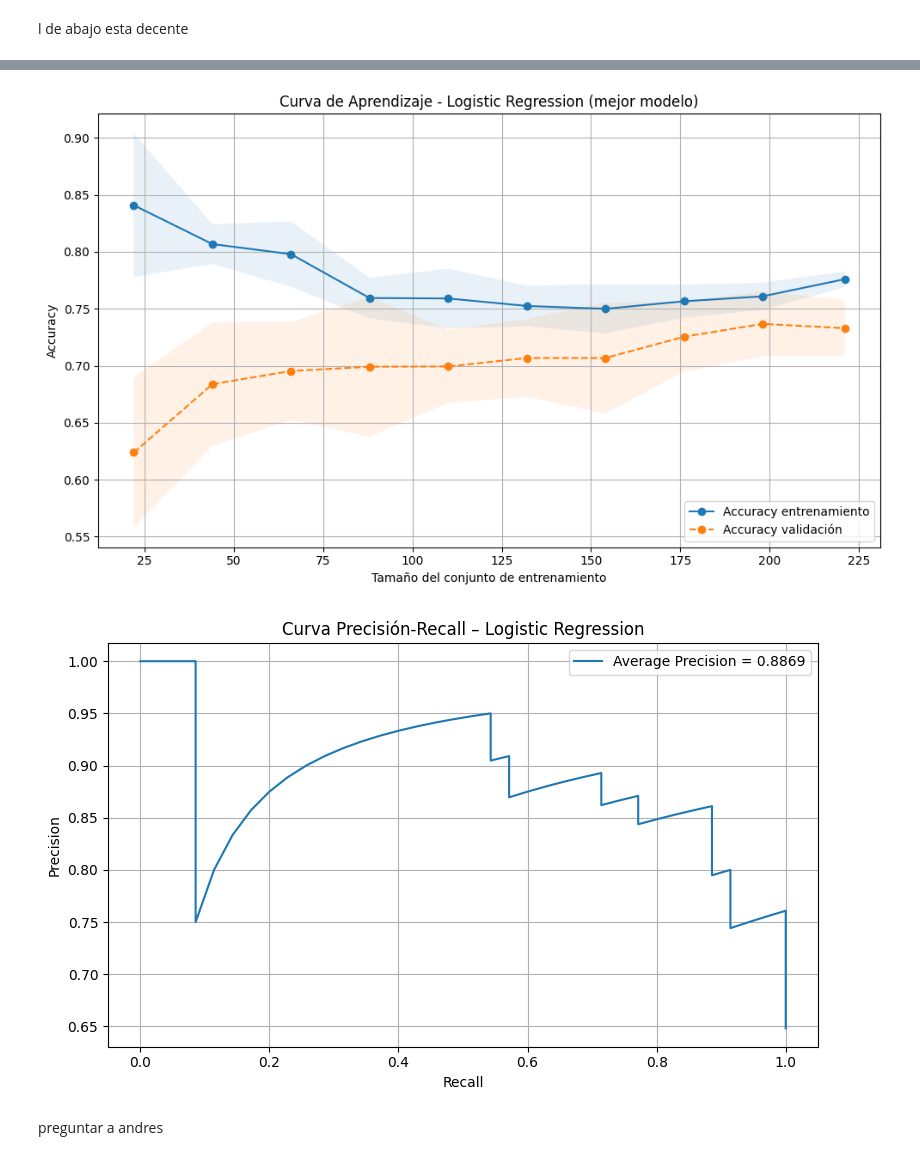
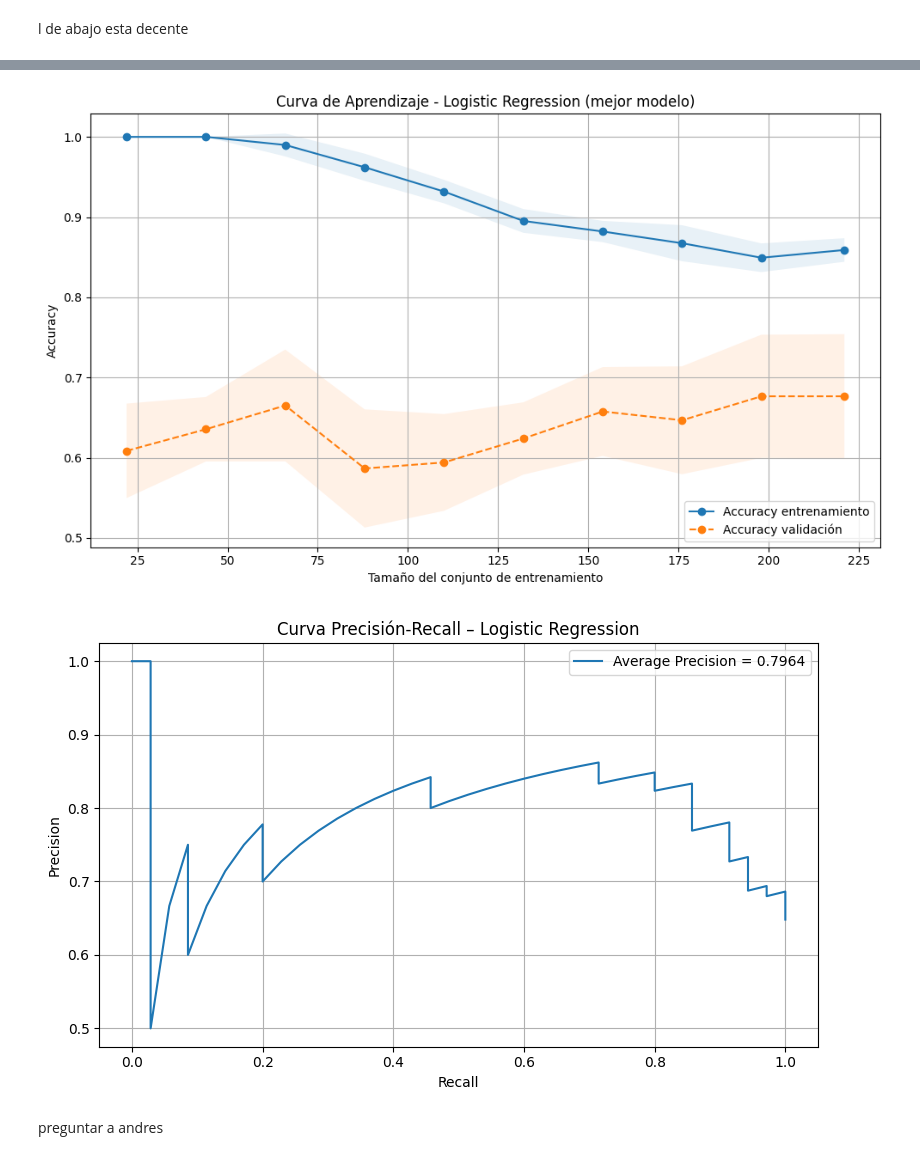
Before and after one commit to joseluis031/TFG_Tennis, a Jupyter notebook: prueba_copia32.ipynb, the cells around one changed output, grey strips where cells are left out. Saved outputs shown, nothing was run; the diff lists cells and outputs as text; code cells hidden in the pictures.

```diff
--- a/prueba_copia32.ipynb
+++ b/prueba_copia32.ipynb
@@ -393,7 +393,7 @@ la siguiente esta bien
 # %%
 
 # === 2. Definir estrategia de validación cruzada ===
-cv_strategy = StratifiedKFold(n_splits=6, shuffle=True, random_state=42)
+cv_strategy = RepeatedStratifiedKFold(n_splits=6, n_repeats=3, random_state=42)
 
 # === 3. Definir pipeline y parámetros para GridSearch ===
 pipe = make_pipeline(
@@ -516,7 +516,7 @@ la siguiente no me gusta la validacion cruzada
 # %%
 
 # === 2. Definir estrategia de validación cruzada ===
-cv_strategy = StratifiedKFold(n_splits=4, shuffle=True, random_state=42)
+cv_strategy = RepeatedStratifiedKFold(n_splits=6, n_repeats=3, random_state=42)
 
 # === 3. Definir pipeline y parámetros para GridSearch ===
 pipe = make_pipeline(
@@ -750,7 +750,7 @@ F1 Score promedio: 0.7359 ± 0.0597
 # === 3. Definir pipeline y parámetros para GridSearch ===
 pipe = make_pipeline(
     StandardScaler(),
-    LogisticRegression(max_iter=100, random_state=42
+    LogisticRegression(max_iter=1000, random_state=42
     )
 )
 
@@ -790,7 +790,7 @@ print("=== Matriz de confusión ===")
 print(confusion_matrix(y_test, y_pred))
 
 # === 6. Validación cruzada con el mejor modelo ===
-cv = StratifiedKFold(n_splits=6, shuffle=True, random_state=42)
+cv = RepeatedStratifiedKFold(n_splits=6, n_repeats=3, random_state=42)
 cv_acc = cross_val_score(best_model, X, y, cv=cv, scoring='accuracy', n_jobs=-1)
 cv_f1 = cross_val_score(best_model, X, y, cv=cv, scoring='f1_weighted', n_jobs=-1)
 
@@ -857,5 +857,5 @@ F1 Score promedio: 0.7120 ± 0.0261
-[figure, old version]
+[figure, new version]
-[figure, old version]
+[figure, new version]
 # %% [markdown]
 preguntar a andres
 # %%
```
Also changed, not shown: parts of 11 cells of this notebook, 8 other files.
